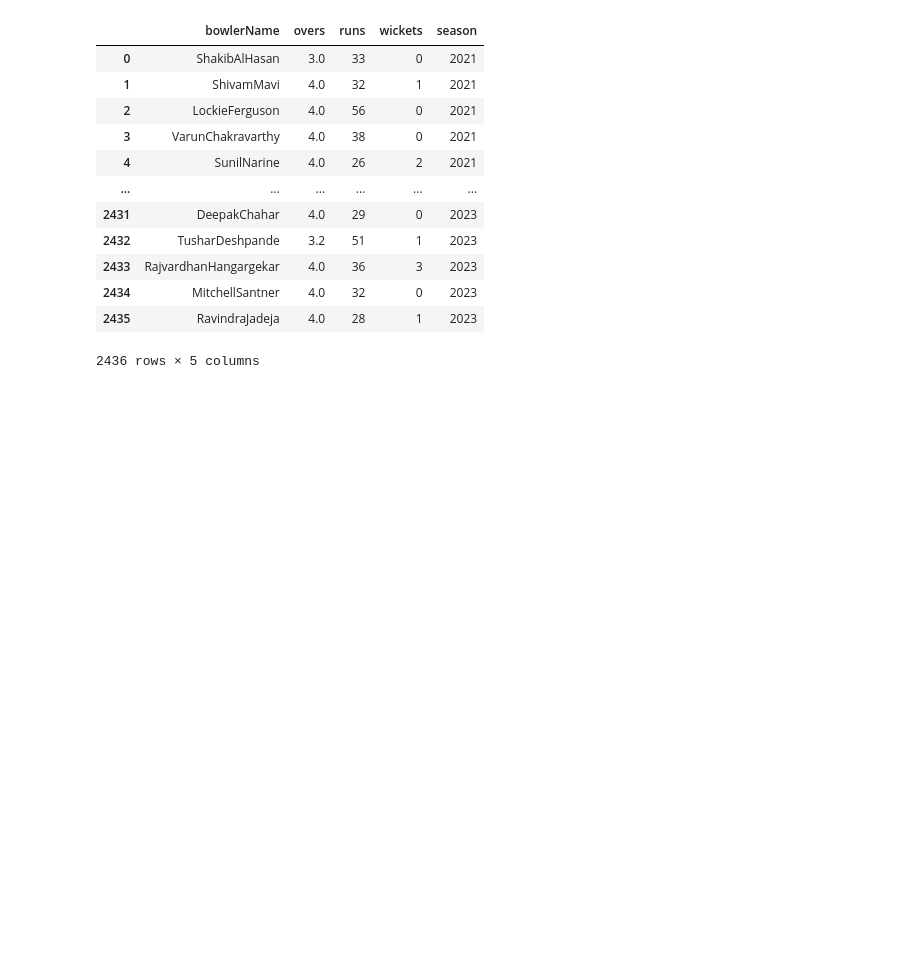
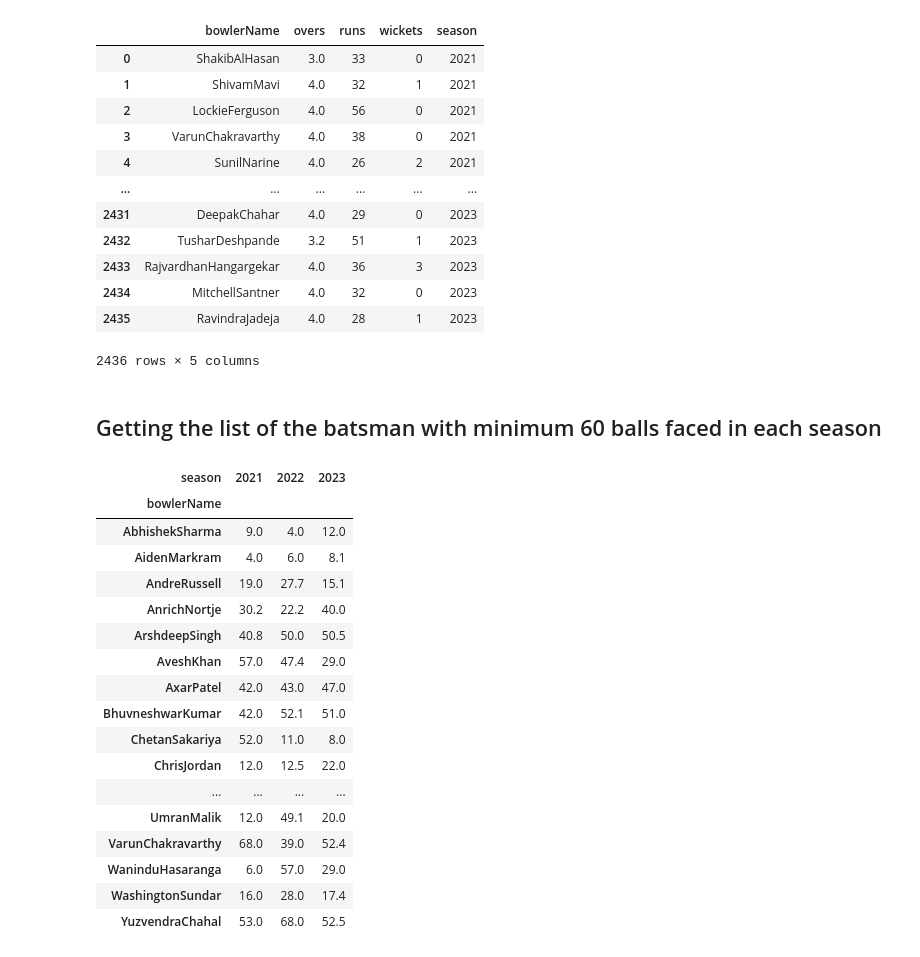
Before and after one commit to sourabhms66/ipl_2024, a Jupyter notebook: codes.ipynb, the cells around one changed output. Cells and saved outputs as stored; diff of their text form; code cells hidden in the pictures; blank space fills up the shorter version.

```diff
--- a/codes.ipynb
+++ b/codes.ipynb
@@ -480,3 +480,26 @@ filtered_bowling_match
 | 2434 | MitchellSantner | 4.0 | 32 | 0 | 2023 |
 | 2435 | RavindraJadeja | 4.0 | 28 | 1 | 2023 |
 2436 rows × 5 columns
+# %% [markdown]
+## Getting the list of the batsman with minimum 60 balls faced in each season
+# %%
+filtered_bowling_match.pivot_table(values='overs',index='bowlerName',columns='season',aggfunc='sum').dropna()
+# %% [output]
+| season | 2021 | 2022 | 2023 |
+| bowlerName |  |  |  |
+| AbhishekSharma | 9.0 | 4.0 | 12.0 |
+| AidenMarkram | 4.0 | 6.0 | 8.1 |
+| AndreRussell | 19.0 | 27.7 | 15.1 |
+| AnrichNortje | 30.2 | 22.2 | 40.0 |
+| ArshdeepSingh | 40.8 | 50.0 | 50.5 |
+| AveshKhan | 57.0 | 47.4 | 29.0 |
+| AxarPatel | 42.0 | 43.0 | 47.0 |
+| BhuvneshwarKumar | 42.0 | 52.1 | 51.0 |
+| ChetanSakariya | 52.0 | 11.0 | 8.0 |
+| ChrisJordan | 12.0 | 12.5 | 22.0 |
+| ... | ... | ... | ... |
+| UmranMalik | 12.0 | 49.1 | 20.0 |
+| VarunChakravarthy | 68.0 | 39.0 | 52.4 |
+| WaninduHasaranga | 6.0 | 57.0 | 29.0 |
+| WashingtonSundar | 16.0 | 28.0 | 17.4 |
+| YuzvendraChahal | 53.0 | 68.0 | 52.5 |
```
Also changed, not shown: parts of 3 cells of this notebook.
